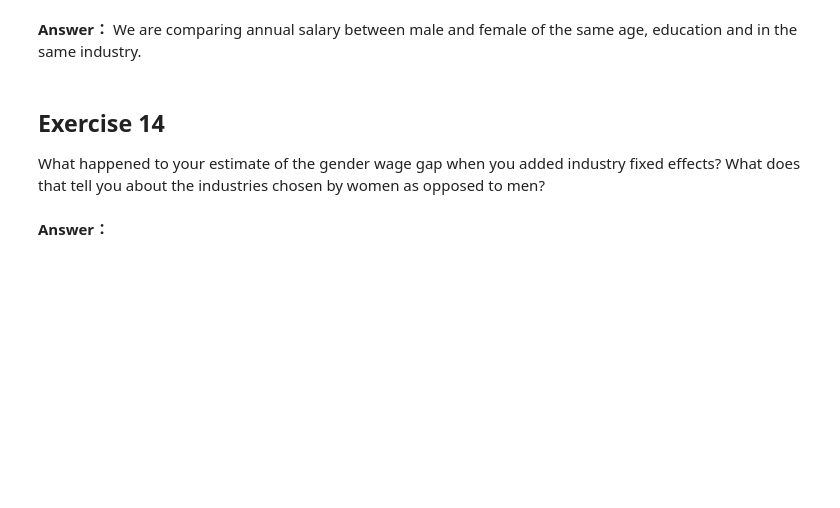
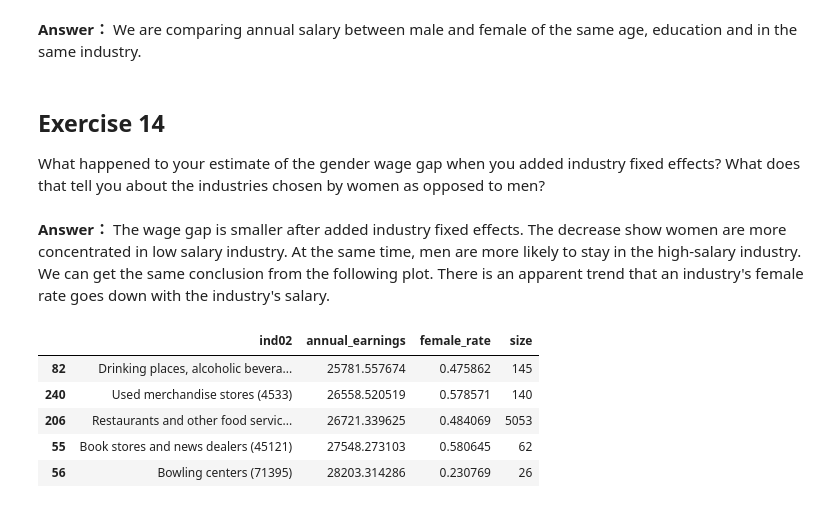
Before and after one commit to gamecicn/ids701_assignment, a Jupyter notebook: as3_discrimination.ipynb, the cells around one changed output. Cells and saved outputs as stored; diff of their text form; code cells hidden in the pictures; blank space fills up the shorter version.

```diff
--- a/as3_discrimination.ipynb
+++ b/as3_discrimination.ipynb
@@ -287,5 +287,23 @@ Now that we’ve added industry fixed effects, what groups are we implicitly tre
 # %% [markdown]
 ## Exercise 14
 What happened to your estimate of the gender wage gap when you added industry fixed effects? What does that tell you about the industries chosen by women as opposed to men?
-# %% [markdown]
-**Answer：**
+# %% [markdown]
+**Answer：**  The wage gap is smaller after added industry fixed effects. The decrease show women are more concentrated in low salary industry. At the same time, men are more likely to stay in the high-salary industry. We can get the same conclusion from the following plot. There is an apparent trend that an industry's female rate goes down with the industry's salary.
+# %%
+import seaborn as sns
+
+ind_salary = df.groupby(["ind02"])["annual_earnings"].mean().reset_index()
+ind_female_rate = df.groupby(["ind02"])["female"].sum() / df.groupby(["ind02"]).size()
+ind_size = df.groupby(["ind02"]).size()
+df_res = ind_salary.merge(ind_female_rate.reset_index(), on="ind02").reindex()
+df_res = df_res.merge(ind_size.reset_index(), on="ind02").reindex()
+df_res = df_res.rename(columns={"0_x": "female_rate", "0_y": "size"})
+df_res.sort_values(["annual_earnings"], inplace=True)
+df_res.head()
+# %% [output]
+|  | ind02 | annual_earnings | female_rate | size |
+| 82 | Drinking places, alcoholic bevera... | 25781.557674 | 0.475862 | 145 |
+| 240 | Used merchandise stores (4533) | 26558.520519 | 0.578571 | 140 |
+| 206 | Restaurants and other food servic... | 26721.339625 | 0.484069 | 5053 |
+| 55 | Book stores and news dealers (45121) | 27548.273103 | 0.580645 | 62 |
+| 56 | Bowling centers (71395) | 28203.314286 | 0.230769 | 26 |
```
Also changed, not shown: parts of 1 cell of this notebook.
